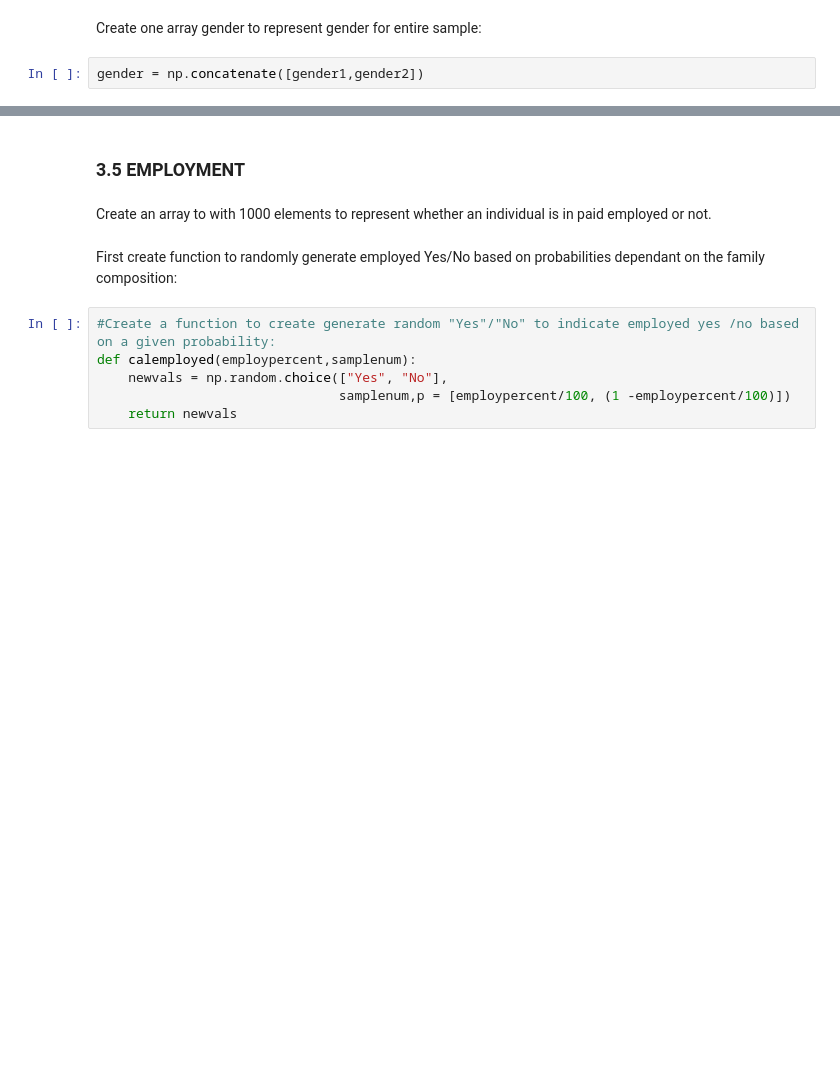
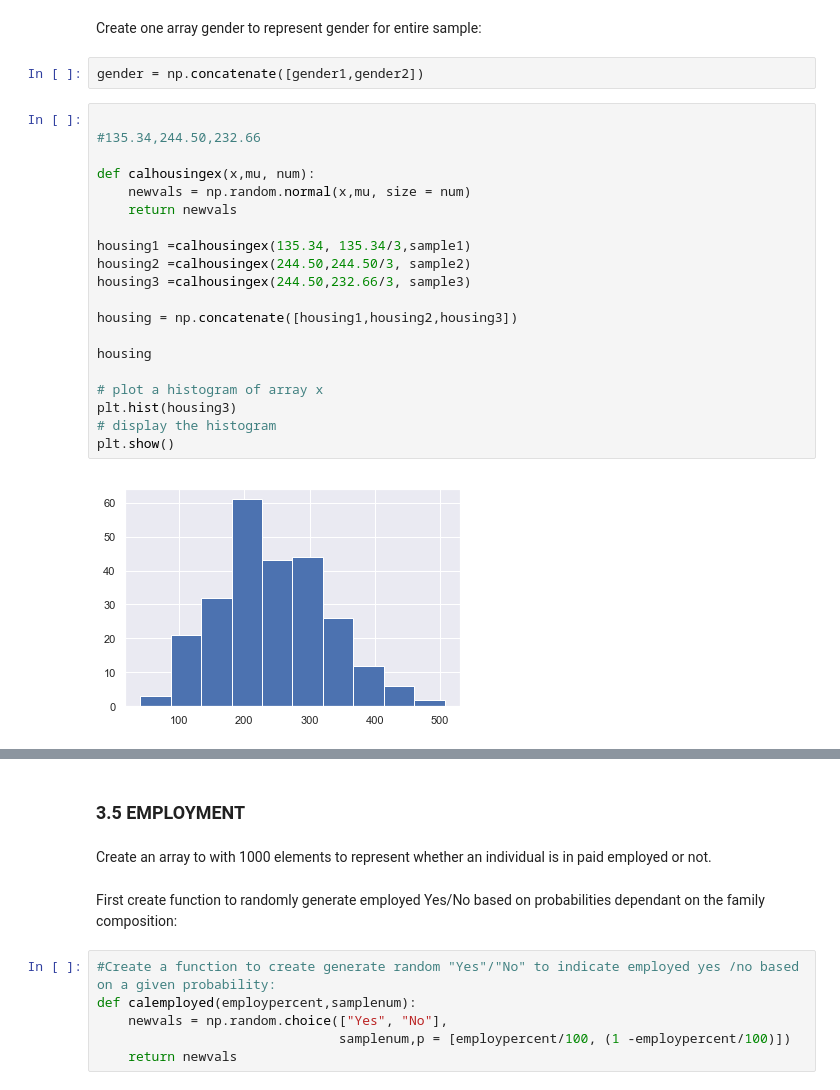
Before and after one commit to fionaoriordan/52465_19_project, a Jupyter notebook: 52465_19_project_dep1.ipynb, the cells around one changed output, grey strips where cells are left out. Cells and saved outputs as stored; diff of their text form; blank space fills up the shorter version.

```diff
--- a/52465_19_project_dep1.ipynb
+++ b/52465_19_project_dep1.ipynb
@@ -191,3 +194,25 @@ plt.show()
 Create one array gender to represent gender for entire sample:
 # %%
 gender = np.concatenate([gender1,gender2])
+# %%
+
+#135.34,244.50,232.66
+
+def calhousingex(x,mu, num):
+    newvals = np.random.normal(x,mu, size = num)
+    return newvals
+
+housing1 =calhousingex(135.34, 135.34/3,sample1)
+housing2 =calhousingex(244.50,244.50/3, sample2)
+housing3 =calhousingex(244.50,232.66/3, sample3)
+
+housing = np.concatenate([housing1,housing2,housing3])
+
+housing
+
+# plot a histogram of array x
+plt.hist(housing3)
+# display the histogram
+plt.show()
+# %% [output]
+[figure, added]
```
Also changed, not shown: parts of 24 cells of this notebook.
